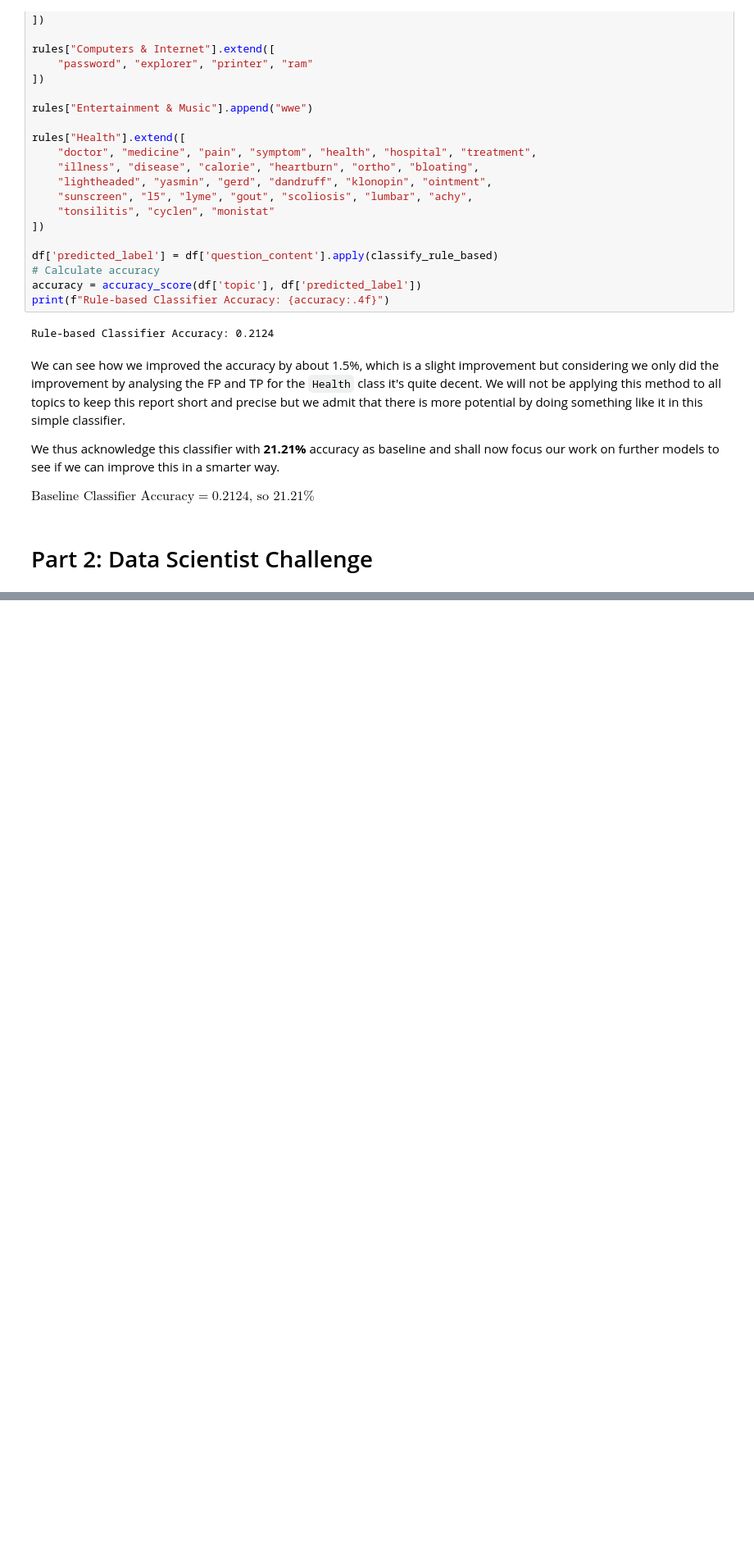
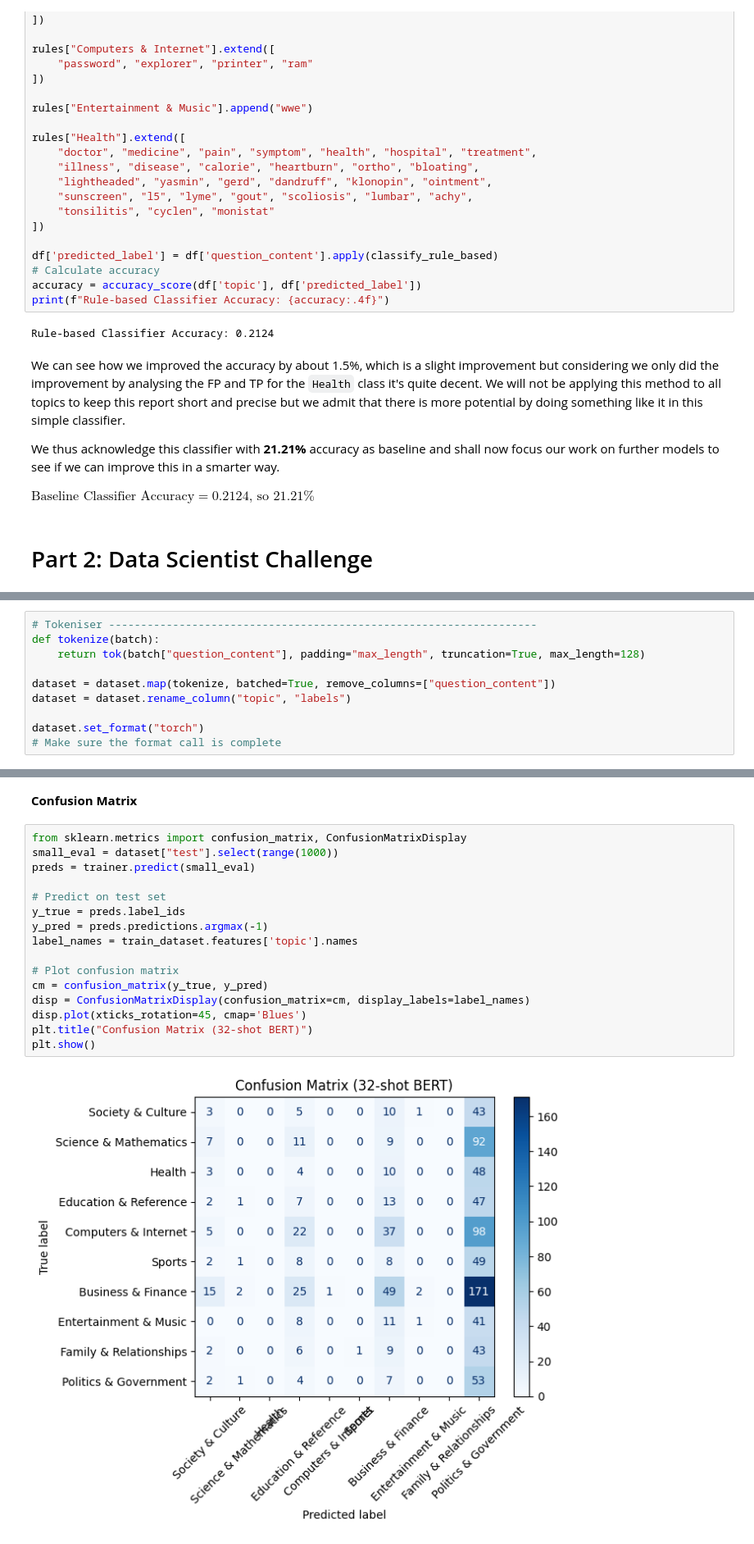
Before and after one commit to otausendschoen/NLP_Yahoo-Answers, a Jupyter notebook: project.ipynb, the cells around one changed output, grey strips where cells are left out. Shown at 82% size. Drawn from its saved outputs; the diff is of its cells as text; blank space fills up the shorter version.

```diff
--- a/project.ipynb
+++ b/project.ipynb
@@ -485,0 +531,10 @@ $
+# %%
+# Tokeniser -------------------------------------------------------------------
+def tokenize(batch):
+    return tok(batch["question_content"], padding="max_length", truncation=True, max_length=128)
+
+dataset = dataset.map(tokenize, batched=True, remove_columns=["question_content"])
+dataset = dataset.rename_column("topic", "labels")
+
+dataset.set_format("torch")
+# Make sure the format call is complete
@@ -485,0 +698,20 @@ $
+# %% [markdown]
+**Confusion Matrix**
+# %%
+from sklearn.metrics import confusion_matrix, ConfusionMatrixDisplay
+small_eval = dataset["test"].select(range(1000))
+preds = trainer.predict(small_eval)
+
+# Predict on test set
+y_true = preds.label_ids
+y_pred = preds.predictions.argmax(-1)
+label_names = train_dataset.features['topic'].names
+
+# Plot confusion matrix
+cm = confusion_matrix(y_true, y_pred)
+disp = ConfusionMatrixDisplay(confusion_matrix=cm, display_labels=label_names)
+disp.plot(xticks_rotation=45, cmap='Blues')
+plt.title("Confusion Matrix (32-shot BERT)")
+plt.show()
+# %% [output]
+[figure, added]
```
Also changed, not shown: parts of 41 cells of this notebook.
